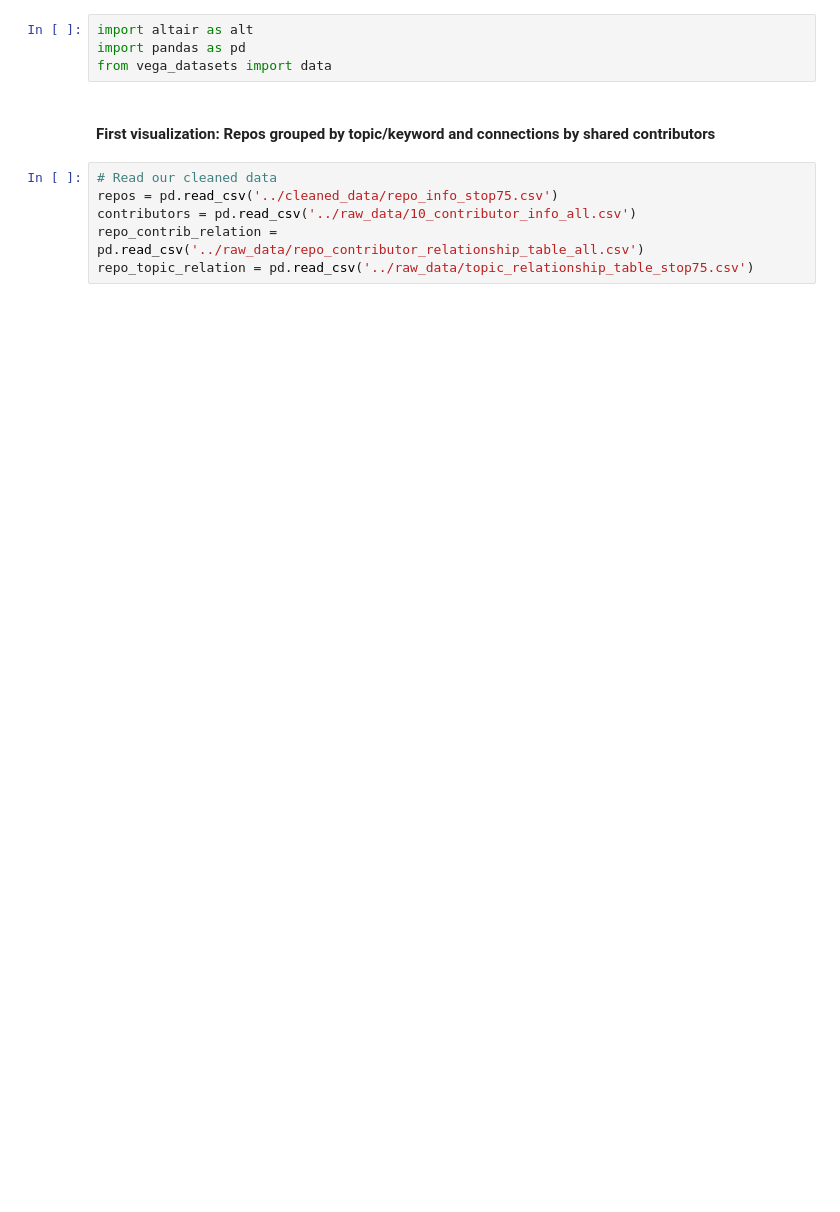
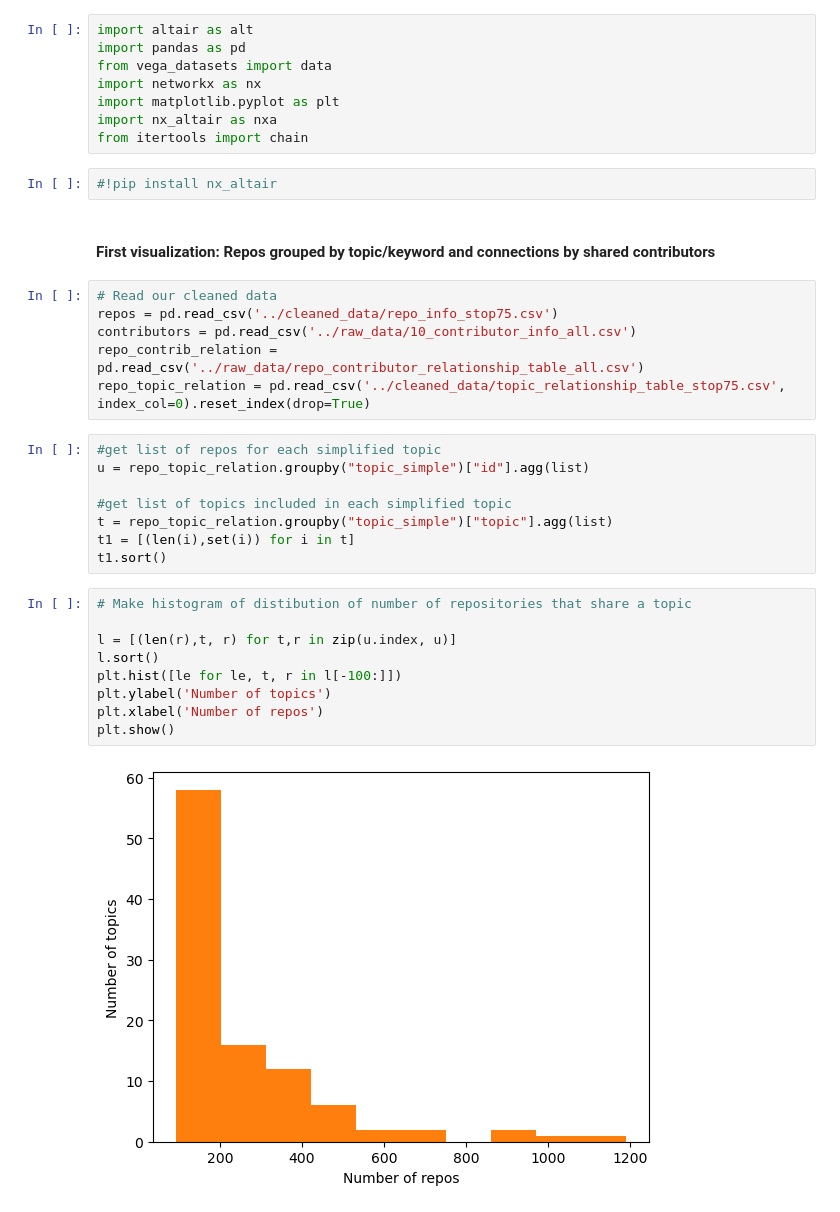
Before and after one commit to michbaum/githubGraph, a Jupyter notebook: scripts/data_visualization.ipynb, the cells around one changed output. Saved outputs shown, nothing was run; the diff lists cells and outputs as text; blank space fills up the shorter version.

Commit message:
work on networks

```diff
--- a/scripts/data_visualization.ipynb
+++ b/scripts/data_visualization.ipynb
@@ -2,6 +2,12 @@
 import altair as alt
 import pandas as pd
 from vega_datasets import data
+import networkx as nx
+import matplotlib.pyplot as plt
+import nx_altair as nxa
+from itertools import chain
+# %%
+#!pip install nx_altair
 # %% [markdown]
 #### First visualization: Repos grouped by topic/keyword and connections by shared contributors
 # %%
@@ -9,4 +15,23 @@ from vega_datasets import data
 repos = pd.read_csv('../cleaned_data/repo_info_stop75.csv')
 contributors = pd.read_csv('../raw_data/10_contributor_info_all.csv')
 repo_contrib_relation = pd.read_csv('../raw_data/repo_contributor_relationship_table_all.csv')
-repo_topic_relation = pd.read_csv('../raw_data/topic_relationship_table_stop75.csv')
+repo_topic_relation = pd.read_csv('../cleaned_data/topic_relationship_table_stop75.csv', index_col=0).reset_index(drop=True)
+# %%
+#get list of repos for each simplified topic
+u = repo_topic_relation.groupby("topic_simple")["id"].agg(list)
+
+#get list of topics included in each simplified topic
+t = repo_topic_relation.groupby("topic_simple")["topic"].agg(list)
+t1 = [(len(i),set(i)) for i in t]
+t1.sort()
+# %%
+# Make histogram of distibution of number of repositories that share a topic
+
+l = [(len(r),t, r) for t,r in zip(u.index, u)]
+l.sort()
+plt.hist([le for le, t, r in l[-100:]])
+plt.ylabel('Number of topics')
+plt.xlabel('Number of repos')
+plt.show()
+# %% [output]
+[figure, added]
```
Also changed, not shown: parts of 8 cells of this notebook, 1 other file.
